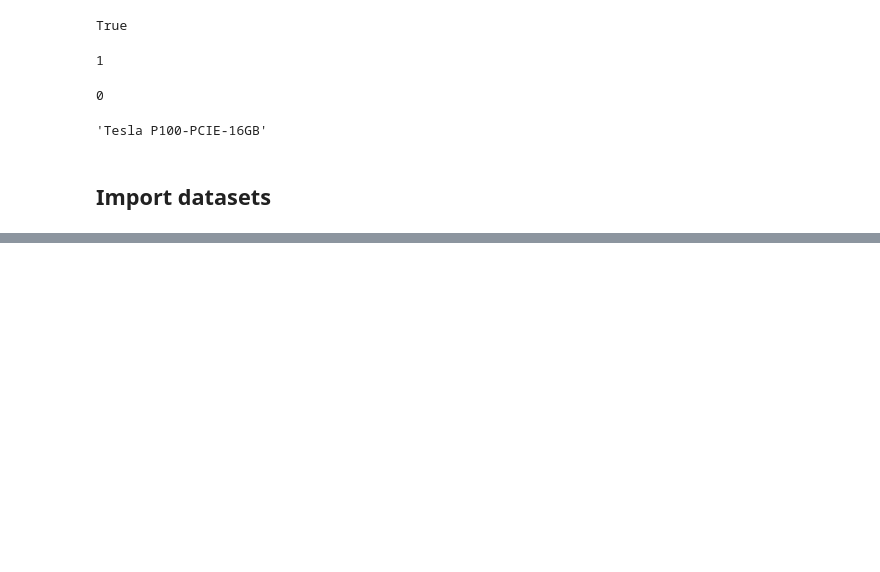
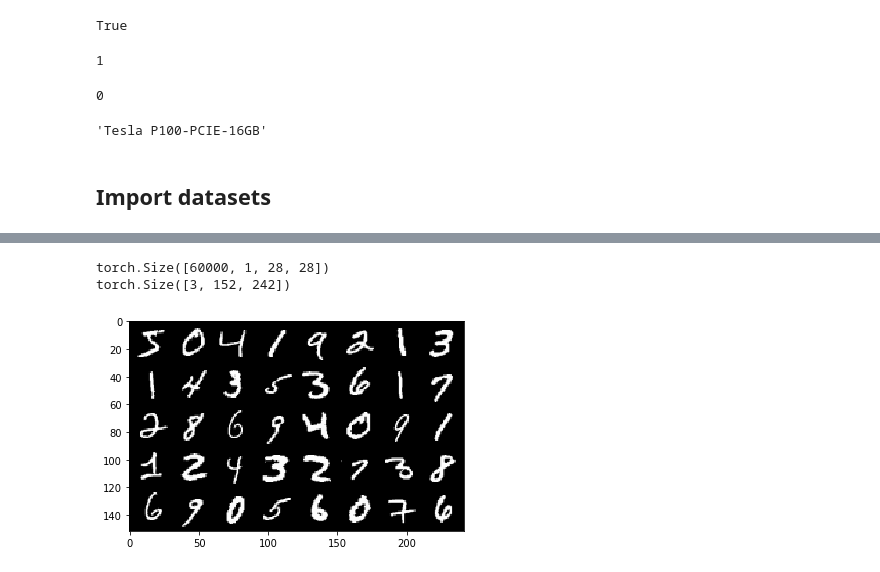
Before and after one commit to vikramkrishnan9885/MyColab, a Jupyter notebook: CVUsingPyTorch.ipynb, the cells around one changed output, grey strips where cells are left out. Drawn from its saved outputs; the diff is of its cells as text; code cells hidden in the pictures; blank space fills up the shorter version.

```diff
--- a/CVUsingPyTorch.ipynb
+++ b/CVUsingPyTorch.ipynb
@@ -34,0 +73,35 @@ torch.cuda.get_device_name(0)
+# %%
+from torchvision import utils
+import matplotlib.pyplot as plt
+import numpy as np
+%matplotlib inline
+
+# First, add a dimension to tensor to become B*C*H*W
+if len(x_train.shape)==3:
+    x_train=x_train.unsqueeze(1)
+print(x_train.shape)
+
+if len(x_val.shape)==3:
+    x_val=x_val.unsqueeze(1)
+
+# make a grid of 40 images, 8 images per row
+x_grid=utils.make_grid(x_train[:40], nrow=8, padding=2)
+print(x_grid.shape)
+
+# helper function to display images
+def show(img):
+    # convert tensor to numpy array
+    npimg = img.numpy()
+
+    # Convert to H*W*C shape
+    npimg_tr=np.transpose(npimg, (1,2,0))
+
+    # display images
+    plt.imshow(npimg_tr,interpolation='nearest')
+
+# call helper function
+show(x_grid)
+# %% [output]
+torch.Size([60000, 1, 28, 28])
+torch.Size([3, 152, 242])
+[figure, added]
```
Also changed, not shown: parts of 3 cells of this notebook.
